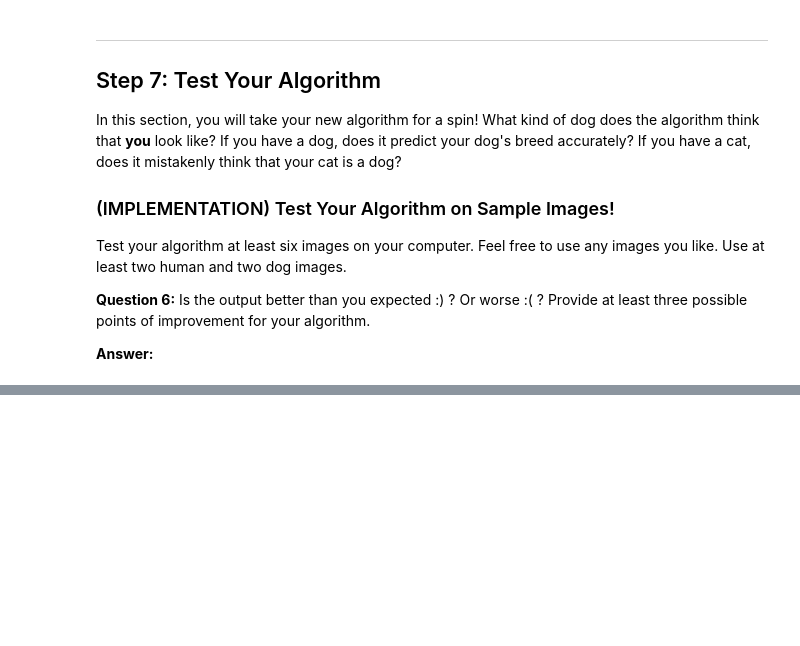
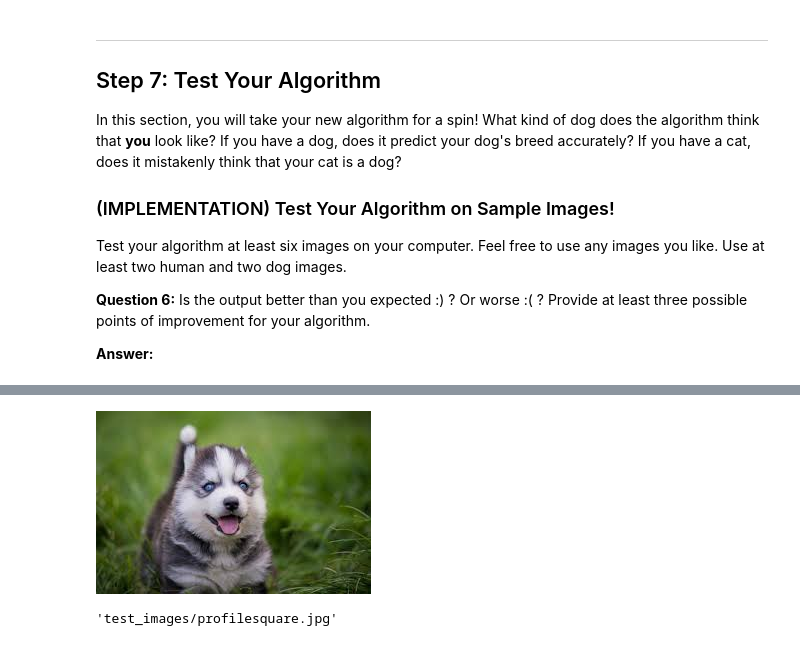
Before and after one commit to hidehiro98/dog-project, a Jupyter notebook: dog_app.ipynb, the cells around one changed output, grey strips where cells are left out. Drawn from its saved outputs; the diff is of its cells as text; code cells hidden in the pictures; blank space fills up the shorter version.

```diff
--- a/dog_app.ipynb
+++ b/dog_app.ipynb
@@ -801,0 +803,10 @@ for img_path in test_files:
+# %%
+from IPython.display import Image, display
+
+display(Image(test_files[1]))
+# %% [output]
+[figure, added]
+# %%
+test_files[0]
+# %% [output]
+'test_images/profilesquare.jpg'
```
Also changed, not shown: parts of 6 cells of this notebook.
